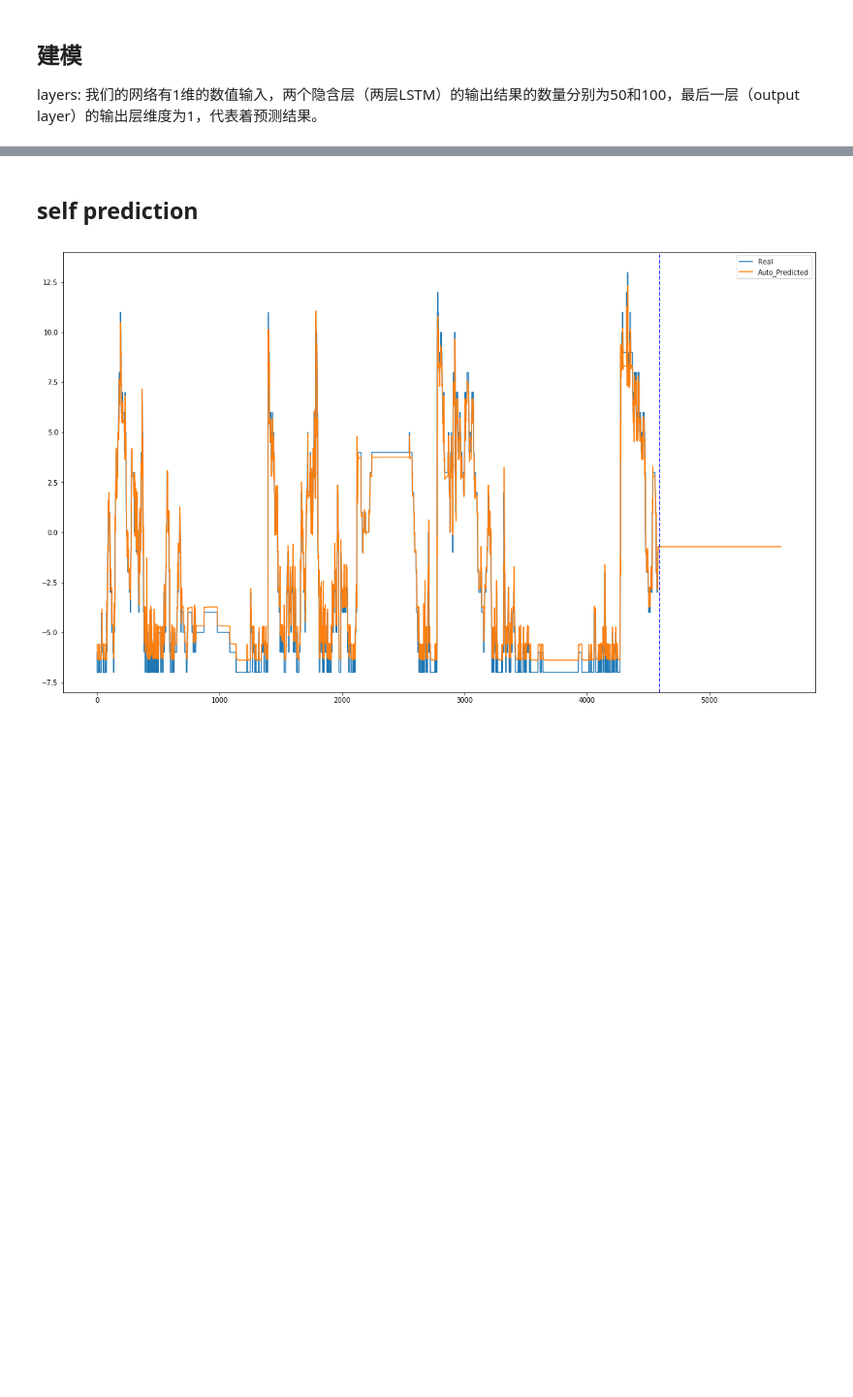
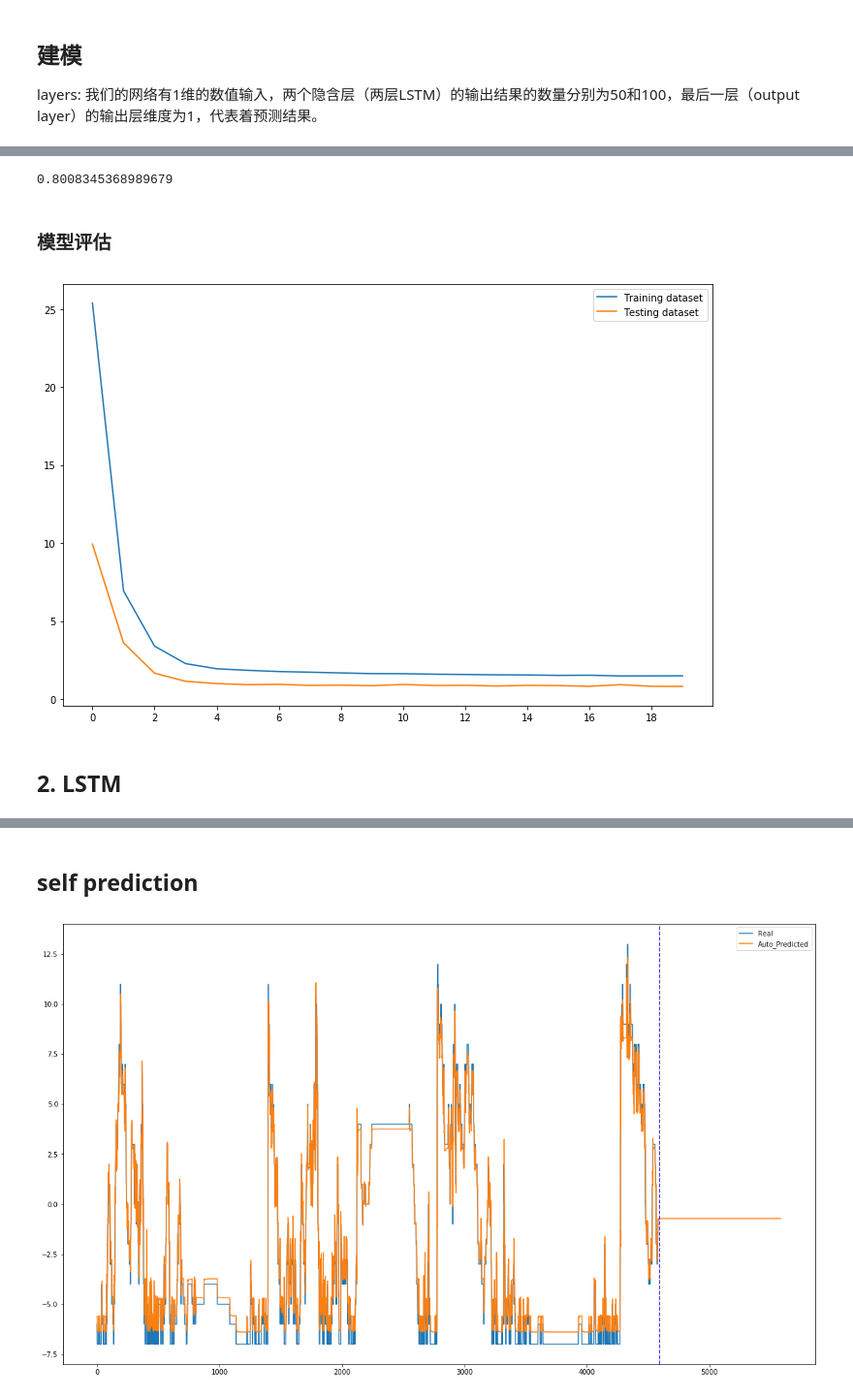
Before and after one commit to 1148030615/Tencent_Education_Deep_Learning_Course, a Jupyter notebook: bikes_prediction_Time_Series_RNN.ipynb, the cells around one changed output, grey strips where cells are left out. Shown: that part at 97% size. Cells and saved outputs as stored; diff of their text form; code cells hidden in the pictures; blank space fills up the shorter version.

```diff
--- a/bikes_prediction_Time_Series_RNN.ipynb
+++ b/bikes_prediction_Time_Series_RNN.ipynb
@@ -104,0 +112,16 @@ layers: 我们的网络有1维的数值输入，两个隐含层（两层LSTM）
+# %%
+model = Sequential()
+
+# 第一层
+model.add(SimpleRNN(
+                    50, # 第一层的输出
+                    input_shape = (None, 1), # 输入是一维度， 所以为1
+                    return_sequences = False   # 最后一层用False
+))
+model.add(Dropout(0.2))
+
+# 第二层, 用Dense, 上一层的输出结果全部乘以一个矩阵， 最终得到一个数。
+model.add(Dense(1)) # 期望输出的数的个数,我们的输出是一个数
+model.add(Activation("linear"))
+model.compile(loss = "mse", optimizer = "rmsprop") # 线性回归问题用 rmsprop
+model.summary()
@@ -104,0 +177,5 @@ layers: 我们的网络有1维的数值输入，两个隐含层（两层LSTM）
+# %%
+history_1 = model.fit(X_train, y_train,
+         batch_size = 512,
+         epochs = 20,
+         validation_split = 0.05)
@@ -104,0 +200,15 @@ layers: 我们的网络有1维的数值输入，两个隐含层（两层LSTM）
+# %%
+min(history_1.history["val_loss"])
+# %% [output]
+0.8008345368989679
+# %% [markdown]
+### 模型评估
+# %%
+plt.figure(figsize = (12, 8))
+plt.plot(history_1.history["loss"])
+plt.plot(history_1.history["val_loss"])
+plt.legend(["Training dataset", "Testing dataset"])
+plt.xticks(range(0, 20, 2))
+plt.show()
+# %% [output]
+[figure, added]
@@ -104,0 +224,2 @@ layers: 我们的网络有1维的数值输入，两个隐含层（两层LSTM）
+# %% [markdown]
+## 2. LSTM
```
Also changed, not shown: parts of 60 cells of this notebook.
